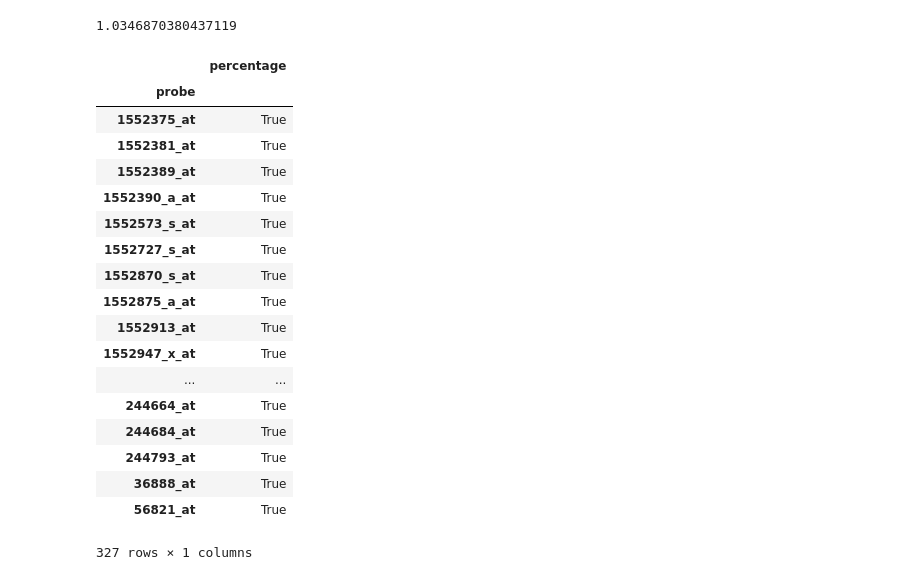
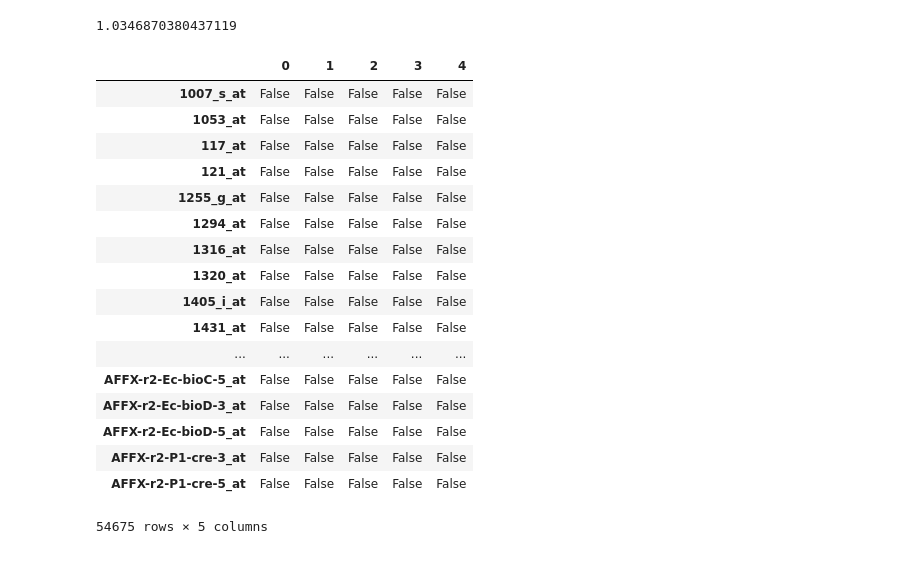
Before and after one commit to MerlinDumeur/PredVir, a Jupyter notebook: Rapport.ipynb, the cells around one changed output. Saved outputs shown, nothing was run; the diff lists cells and outputs as text; code cells hidden in the pictures.

```diff
--- a/Rapport.ipynb
+++ b/Rapport.ipynb
@@ -1567,26 +1567,25 @@ Xr1 = pd.read_csv('X_classification_{nmois}-reduit-1.csv')
 # %%
 Xr2 = pd.read_csv('X_classification_{nmois}-reduit-2.csv')
 # %%
-df = pd.read_pickle('epilung/cv-sets/None-None/Index-0.pkl')
+df = pd.read_pickle('epilung/cv-sets/LogR1-LogR2/C-12.S.SKF.5-1.pkl')
-# %%
-df.loc[df['percentage']==True]
-# %% [output]
-|  | percentage |
-| probe |  |
-| 1552375_at | True |
-| 1552381_at | True |
-| 1552389_at | True |
-| 1552390_a_at | True |
-| 1552573_s_at | True |
-| 1552727_s_at | True |
-| 1552870_s_at | True |
-| 1552875_a_at | True |
-| 1552913_at | True |
-| 1552947_x_at | True |
-| ... | ... |
-| 244664_at | True |
-| 244684_at | True |
-| 244793_at | True |
-| 36888_at | True |
-| 56821_at | True |
-327 rows × 1 columns
+# %%
+df
+# %% [output]
+|  | 0 | 1 | 2 | 3 | 4 |
+| 1007_s_at | False | False | False | False | False |
+| 1053_at | False | False | False | False | False |
+| 117_at | False | False | False | False | False |
+| 121_at | False | False | False | False | False |
+| 1255_g_at | False | False | False | False | False |
+| 1294_at | False | False | False | False | False |
+| 1316_at | False | False | False | False | False |
+| 1320_at | False | False | False | False | False |
+| 1405_i_at | False | False | False | False | False |
+| 1431_at | False | False | False | False | False |
+| ... | ... | ... | ... | ... | ... |
+| AFFX-r2-Ec-bioC-5_at | False | False | False | False | False |
+| AFFX-r2-Ec-bioD-3_at | False | False | False | False | False |
+| AFFX-r2-Ec-bioD-5_at | False | False | False | False | False |
+| AFFX-r2-P1-cre-3_at | False | False | False | False | False |
+| AFFX-r2-P1-cre-5_at | False | False | False | False | False |
+54675 rows × 5 columns
```
Also changed, not shown: parts of 2 cells of this notebook, 4 other files.
